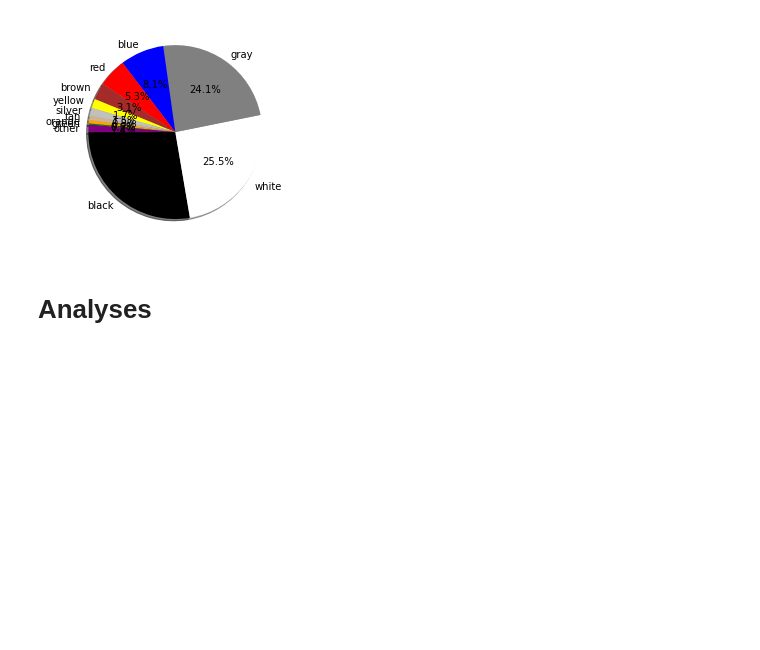
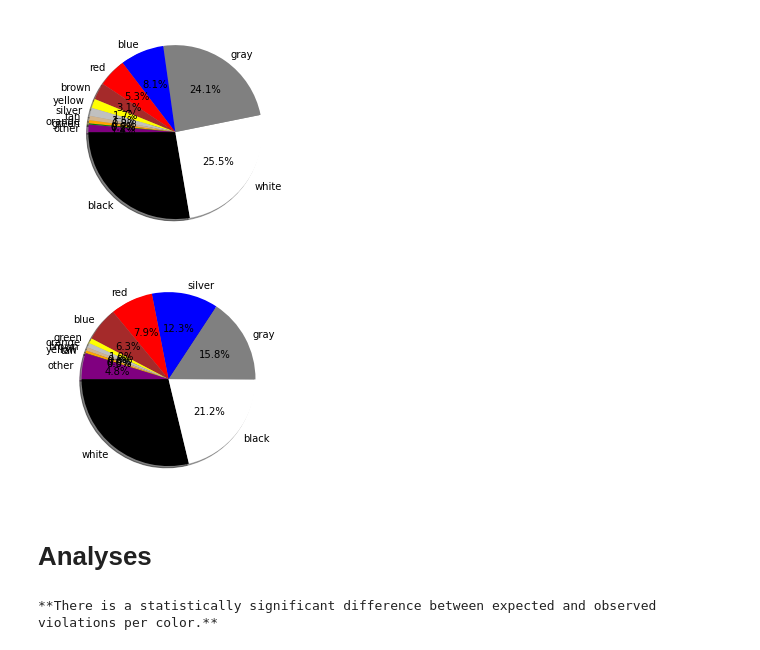
Before and after one commit to RyanAdamGonzalez1996/Project1, a Jupyter notebook: Vehicle_Color.ipynb, the cells around one changed output. Drawn from its saved outputs; the diff is of its cells as text; code cells hidden in the pictures; blank space fills up the shorter version.

```diff
--- a/Vehicle_Color.ipynb
+++ b/Vehicle_Color.ipynb
@@ -178,5 +179,27 @@ plt.pie(color_df['Num Cars'],
 plt.show()
 # %% [output]
 [figure]
+# %%
+plt.pie(color_auction_df['Num Cars'],
+        labels=color_auction_df['Colors'],
+        colors=pie_colors,
+        shadow=True,
+        autopct='%1.1f%%',
+        startangle=180
+       )
+plt.show()
+# %% [output]
+[figure, added]
 # %% [markdown]
 # Analyses
+# %%
+critical_value = stats.chi2.ppf(q = 0.95, df = 11)
+p_value = 0.05
+
+if (stats.chisquare(color_df['Num Cars'], color_df['Expected'])[0] > critical_value)&(stats.chisquare(color_df['Num Cars'], color_df['Expected'])[1]<p_value):
+    print('**There is a statistically significant difference between expected and observed violations per color.**')
+
+else:
+    print('There is no statistically significant difference between expected and observed violations per color.')
+# %% [output]
+**There is a statistically significant difference between expected and observed violations per color.**
```
Also changed, not shown: parts of 2 cells of this notebook.
